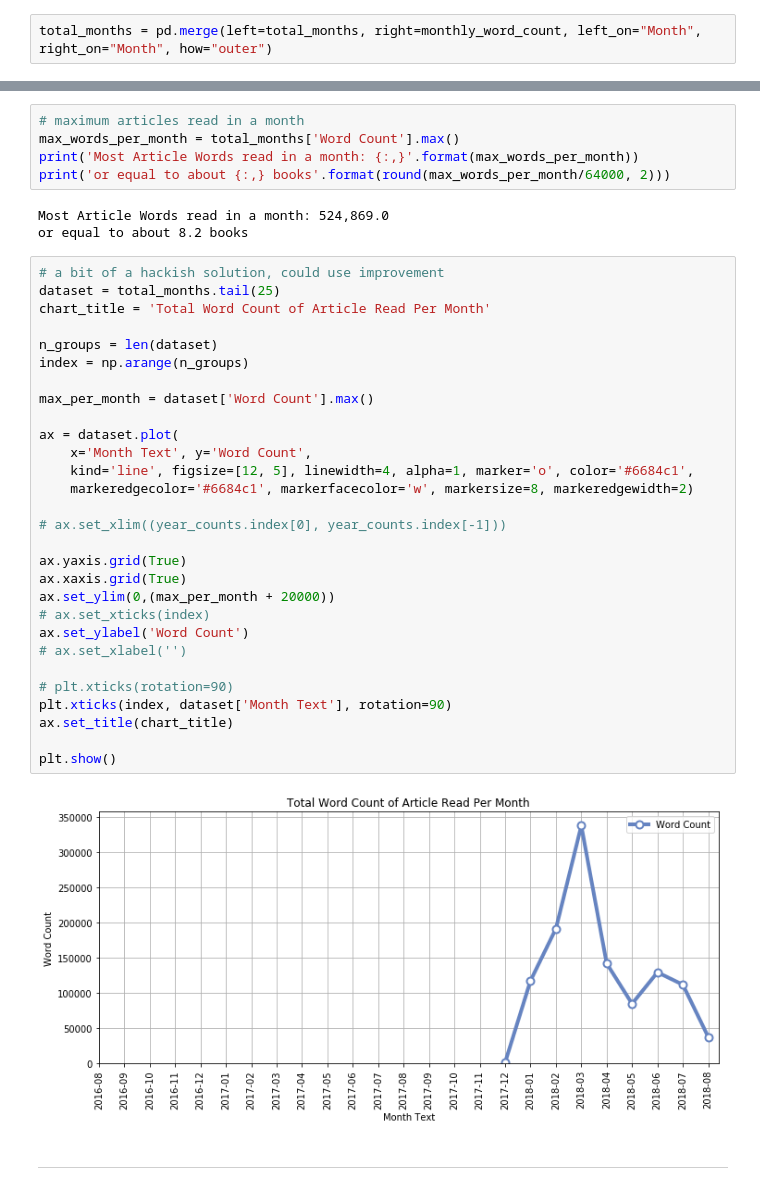
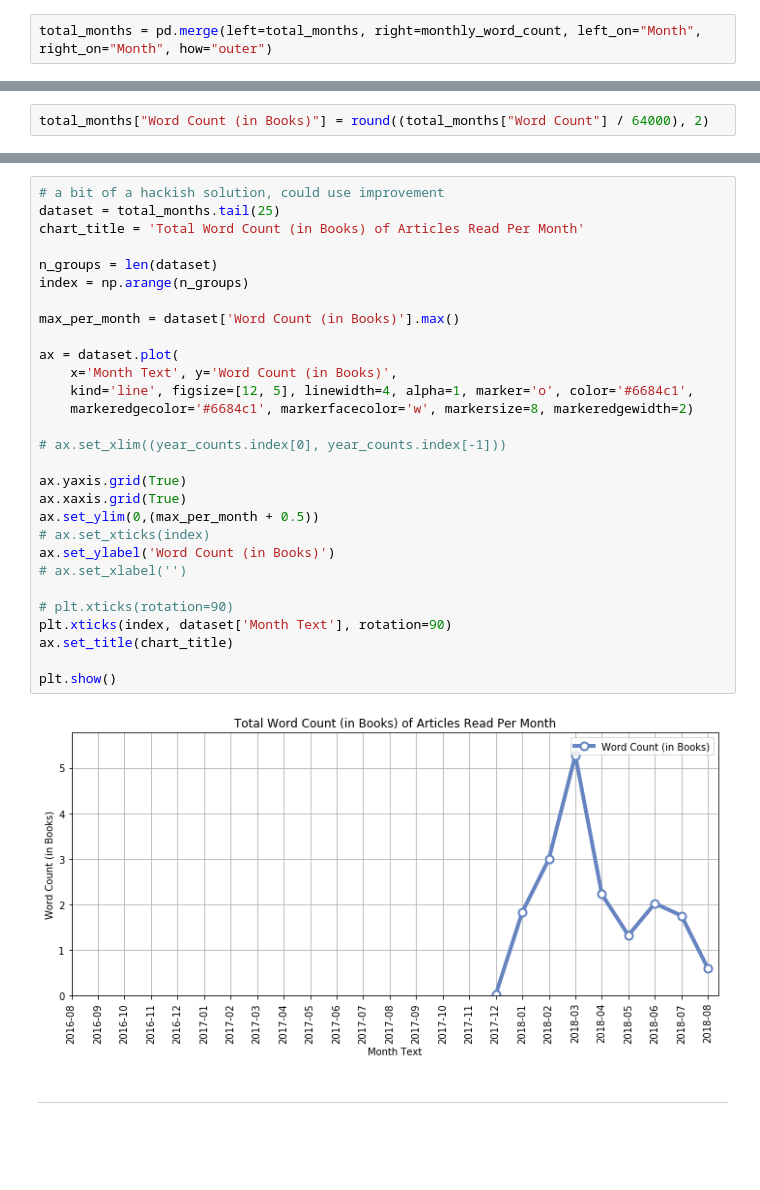
Before and after one commit to markwk/qs_ledger, a Jupyter notebook: pocket/pocket_data_analysis.ipynb, the cells around one changed output, grey strips where cells are left out. Drawn from its saved outputs; the diff is of its cells as text; blank space fills up the shorter version.

Commit message:
articles read word count in terms of books in pocket

```diff
--- a/pocket/pocket_data_analysis.ipynb
+++ b/pocket/pocket_data_analysis.ipynb
@@ -321,3 +344,5 @@ total_months = pd.merge(left=total_months, right=monthly_word_count, left_on="Mo
+# %%
+total_months["Word Count (in Books)"] = round((total_months["Word Count"] / 64000), 2)
 # %%
 total_months.tail()
 # %% [output]
@@ -330,42 +355,34 @@ total_months.tail()
-# %%
-# maximum articles read in a month
-max_words_per_month = total_months['Word Count'].max()
-print('Most Article Words read in a month: {:,}'.format(max_words_per_month))
-print('or equal to about {:,} books'.format(round(max_words_per_month/64000, 2)))
-# %% [output]
-Most Article Words read in a month: 524,869.0
-or equal to about 8.2 books
 # %%
 # a bit of a hackish solution, could use improvement
 dataset = total_months.tail(25)
-chart_title = 'Total Word Count of Article Read Per Month'
+chart_title = 'Total Word Count (in Books) of Articles Read Per Month'
 
 n_groups = len(dataset)
 index = np.arange(n_groups)
 
-max_per_month = dataset['Word Count'].max()
+max_per_month = dataset['Word Count (in Books)'].max()
 
 ax = dataset.plot(
-    x='Month Text', y='Word Count',
+    x='Month Text', y='Word Count (in Books)',
     kind='line', figsize=[12, 5], linewidth=4, alpha=1, marker='o', color='#6684c1',
     markeredgecolor='#6684c1', markerfacecolor='w', markersize=8, markeredgewidth=2)
 
 # ax.set_xlim((year_counts.index[0], year_counts.index[-1]))
 
 ax.yaxis.grid(True)
 ax.xaxis.grid(True)
-ax.set_ylim(0,(max_per_month + 20000))
+ax.set_ylim(0,(max_per_month + 0.5))
 # ax.set_xticks(index)
-ax.set_ylabel('Word Count')
+ax.set_ylabel('Word Count (in Books)')
 # ax.set_xlabel('')
 
 # plt.xticks(rotation=90)
 plt.xticks(index, dataset['Month Text'], rotation=90)
 ax.set_title(chart_title)
 
 plt.show()
 # %% [output]
-[figure, old version]
+[figure, new version]
 # %% [markdown]
 ----
 # %% [markdown]
```
Also changed, not shown: parts of 7 cells of this notebook.
